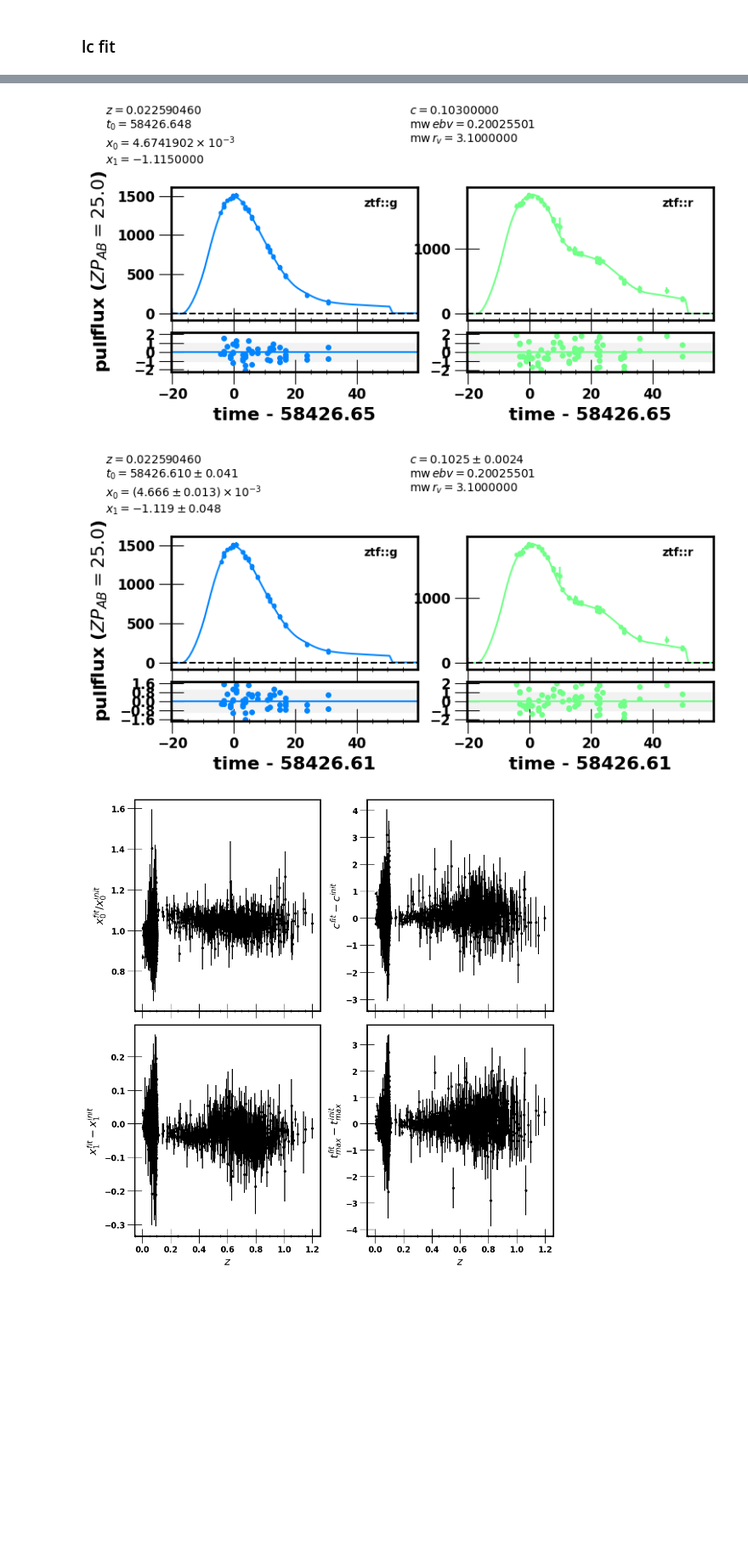
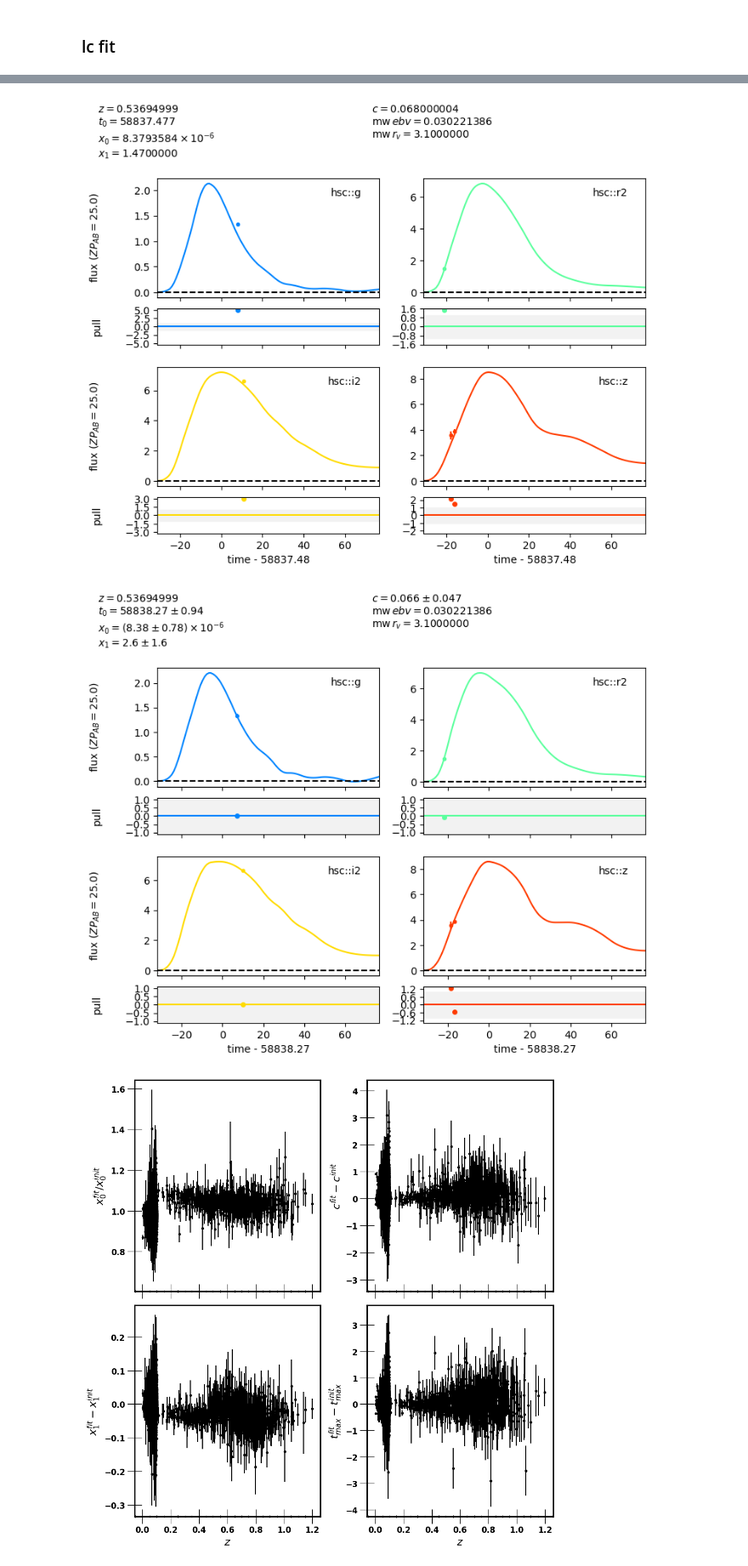
Before and after one commit to AntoineGillesLordet/Projet-LPNHE, a Jupyter notebook: 2M++.ipynb, the cells around one changed output, grey strips where cells are left out. Shown at 85% size. Saved outputs shown, nothing was run; the diff lists cells and outputs as text; code cells hidden in the pictures; blank space fills up the shorter version.

Commit message:
Commit avant les vacances, lc fit avec sncosmo ok

```diff
--- a/2M++.ipynb
+++ b/2M++.ipynb
@@ -745,0 +899,8 @@ Name: ZTF_5, dtype: object
+# %%
+res['Mb_err']=np.sqrt(new_covs[...,0,0])
+res['Mb'] = -2.5*np.log10(res['x0'])
+# %%
+res['mu'] = res.Mb + 0.14*res.x1 - 3.15*res.c
+to_mu = (np.array([[1, 0.14, -3.15]])[..., None] @ np.ones(len(res))[None, None,...]).T
+# %%
+res['mu_err'] = np.sqrt(np.matmul(to_mu.transpose((0, 2, 1)), np.matmul(new_covs, to_mu)).reshape(-1))
@@ -746,13 +981,18 @@ Name: ZTF_5, dtype: object
+# %%
+res['t0_true'] = sn_data.tmax
+res['x0_true'] = sn_data.x0
+res['x1_true'] = sn_data.x1
+res['c_true'] = sn_data.c
 # %%
 import copy
 true_model = copy.copy(model)
 true_model.set(**{k if k!='tmax' else 't0':sn_data.loc[sn, k] for k in ['tmax', 'x0', 'x1', 'c']})
 # %%
-_=sncosmo.plot_lc(data, true_model)
-_=sncosmo.plot_lc(data, fitted_model, errors=res.errors)
+_=sncosmo.plot_lc(_data, true_model)
+_=sncosmo.plot_lc(_data, fitted_model, errors=res.errors)
 # %% [output]
-[figure, old version]
+[figure, new version]
-[figure, old version]
+[figure, new version]
 # %%
 sn_pars = pandas.read_parquet("/cfs/data/angi0819/Projet_LPNHE/nacl_cli/1_lcfit/nacl_sn_pars.parquet")
 # %%
```
Also changed, not shown: parts of 47 cells of this notebook.
